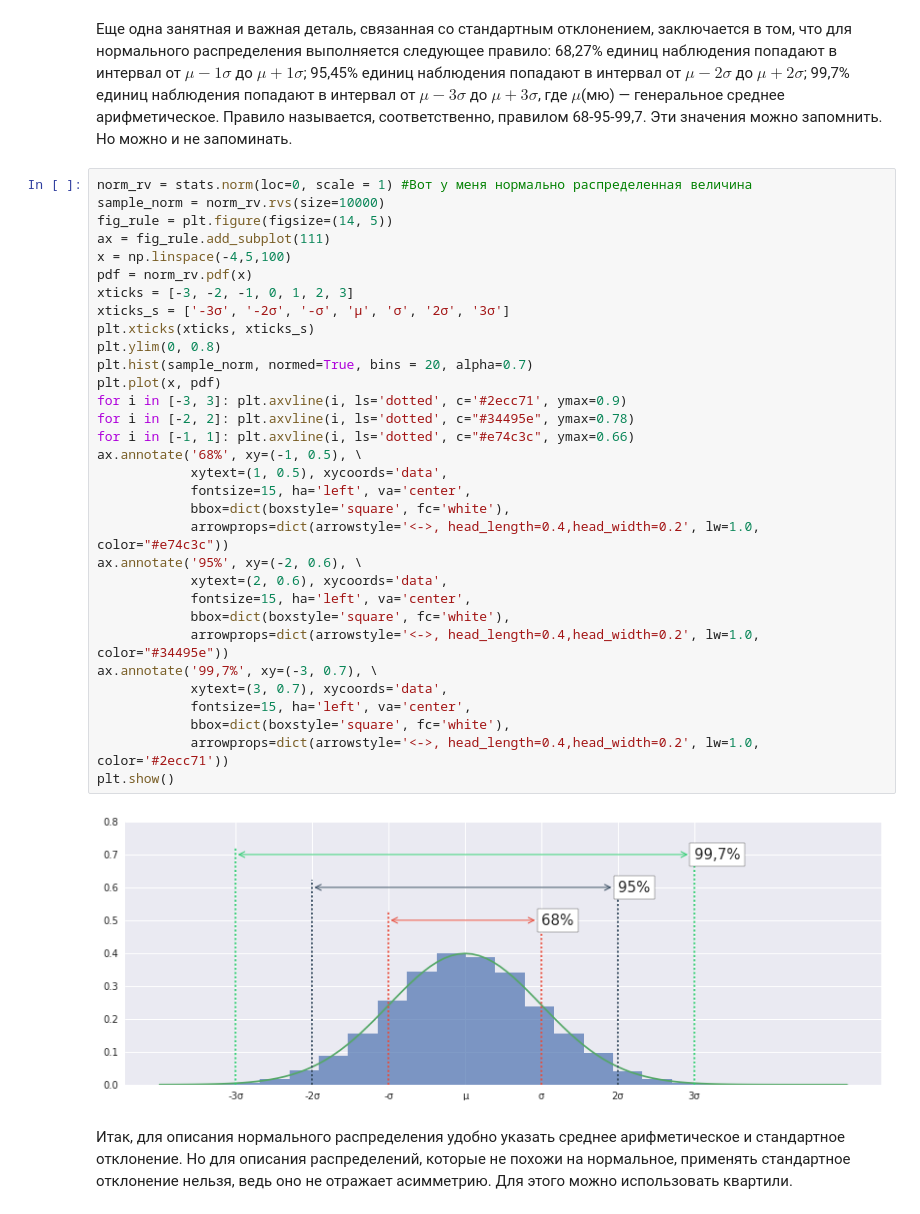
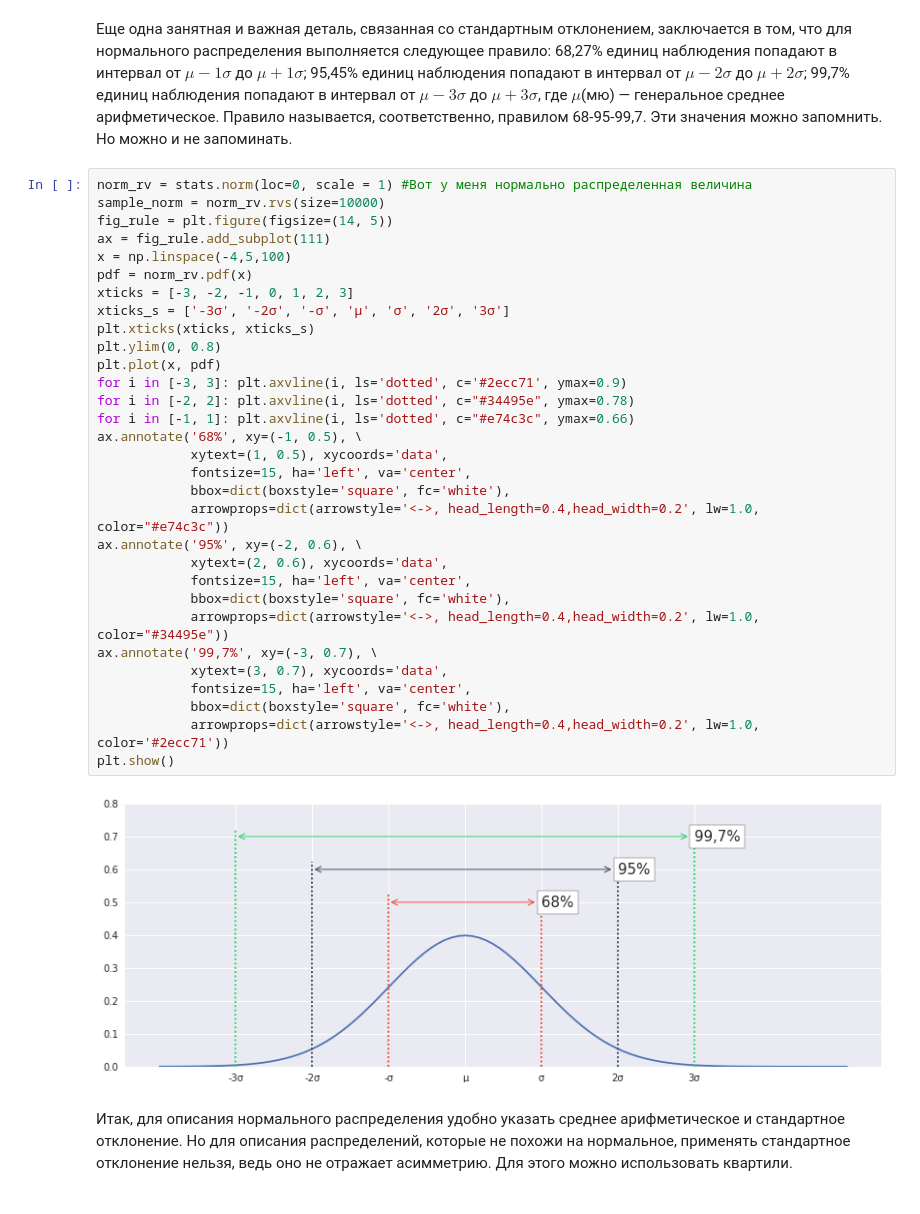
Before and after one commit to mishaberegov/statistics, a Jupyter notebook: Статистика_для_нубов.ipynb, the cells around one changed output. Saved outputs shown, nothing was run; the diff lists cells and outputs as text.

```diff
--- a/Статистика_для_нубов.ipynb
+++ b/Статистика_для_нубов.ipynb
@@ -210,35 +210,34 @@ norm_rv = stats.norm(loc=0, scale = 1) #Вот у меня нормально р
 sample_norm = norm_rv.rvs(size=10000)
 fig_rule = plt.figure(figsize=(14, 5))
 ax = fig_rule.add_subplot(111)
 x = np.linspace(-4,5,100)
 pdf = norm_rv.pdf(x)
 xticks = [-3, -2, -1, 0, 1, 2, 3]
 xticks_s = ['-3σ', '-2σ', '-σ', 'μ', 'σ', '2σ', '3σ']
 plt.xticks(xticks, xticks_s)
 plt.ylim(0, 0.8)
-plt.hist(sample_norm, normed=True, bins = 20, alpha=0.7)
 plt.plot(x, pdf)
 for i in [-3, 3]: plt.axvline(i, ls='dotted', c='#2ecc71', ymax=0.9)
 for i in [-2, 2]: plt.axvline(i, ls='dotted', c="#34495e", ymax=0.78)
 for i in [-1, 1]: plt.axvline(i, ls='dotted', c="#e74c3c", ymax=0.66)
 ax.annotate('68%', xy=(-1, 0.5), \
             xytext=(1, 0.5), xycoords='data',
             fontsize=15, ha='left', va='center',
             bbox=dict(boxstyle='square', fc='white'),
             arrowprops=dict(arrowstyle='<->, head_length=0.4,head_width=0.2', lw=1.0, color="#e74c3c"))
 ax.annotate('95%', xy=(-2, 0.6), \
             xytext=(2, 0.6), xycoords='data',
             fontsize=15, ha='left', va='center',
             bbox=dict(boxstyle='square', fc='white'),
             arrowprops=dict(arrowstyle='<->, head_length=0.4,head_width=0.2', lw=1.0, color="#34495e"))
 ax.annotate('99,7%', xy=(-3, 0.7), \
             xytext=(3, 0.7), xycoords='data',
             fontsize=15, ha='left', va='center',
             bbox=dict(boxstyle='square', fc='white'),
             arrowprops=dict(arrowstyle='<->, head_length=0.4,head_width=0.2', lw=1.0, color='#2ecc71'))
 plt.show()
 # %% [output]
-[figure, old version]
+[figure, new version]
 # %% [markdown]
 Итак, для описания нормального распределения удобно указать среднее арифметическое и стандартное отклонение. Но для описания распределений, которые не похожи на нормальное, применять стандартное отклонение нельзя, ведь оно не отражает асимметрию. Для этого можно использовать квартили.
 # %% [markdown]
```
Also changed, not shown: parts of 15 cells of this notebook.
